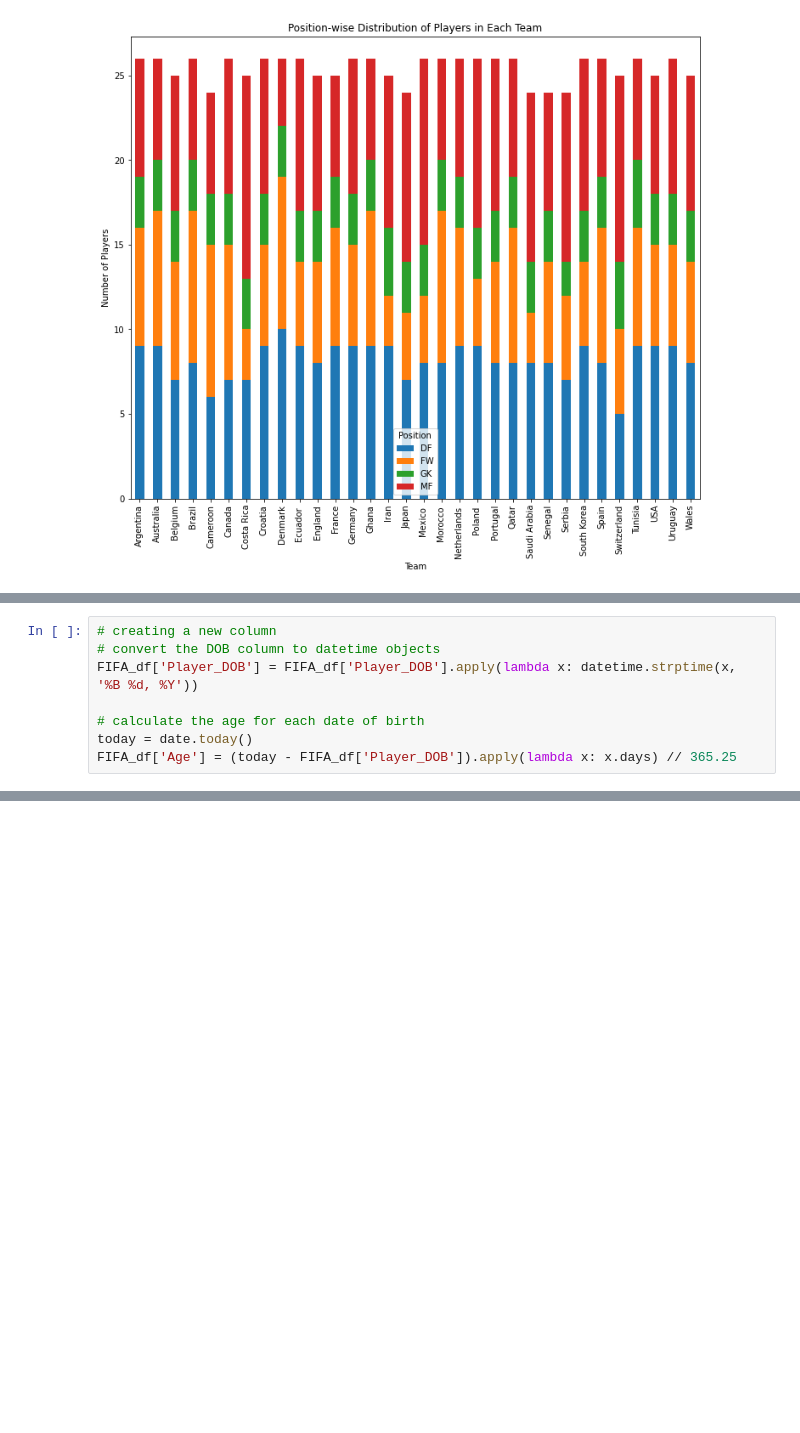
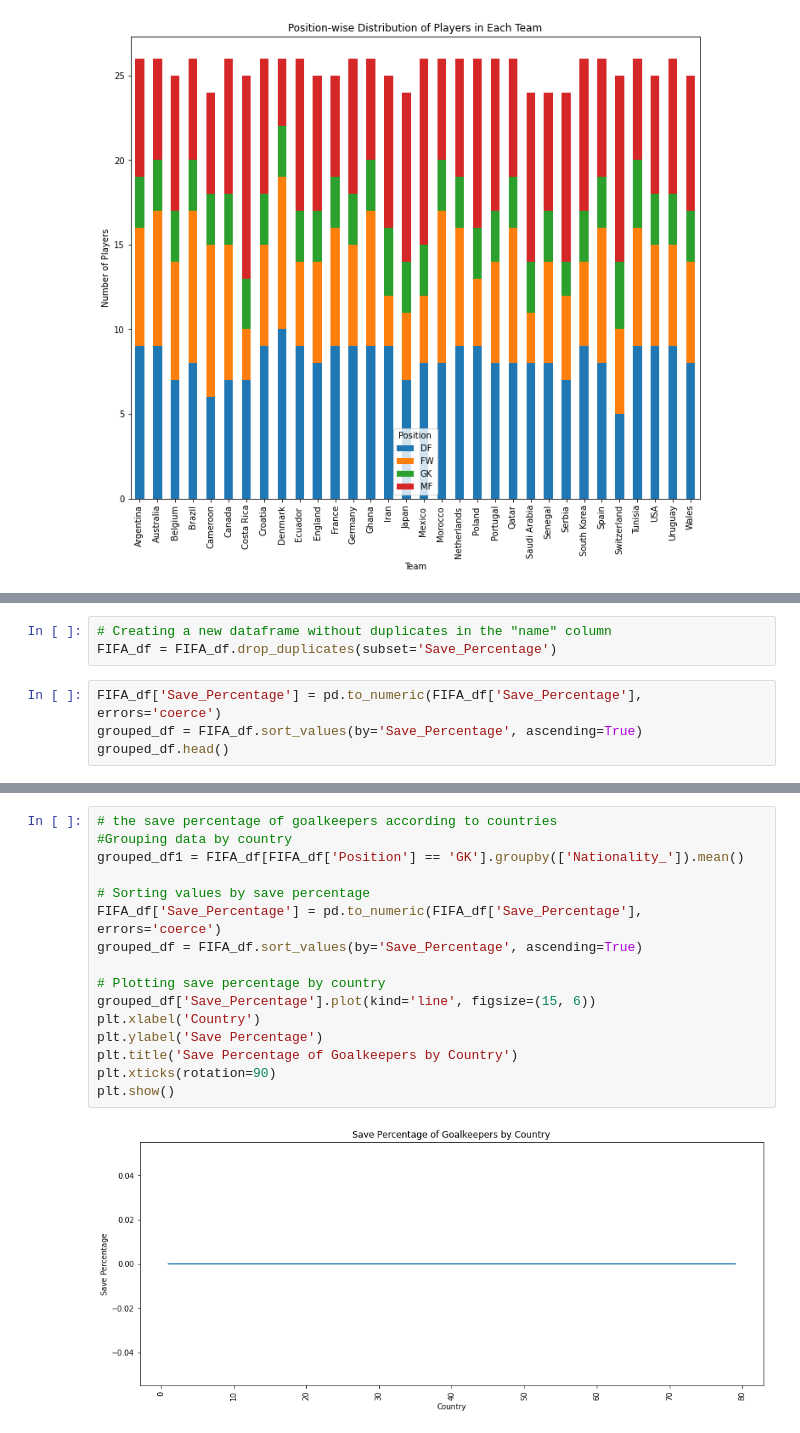
Before and after one commit to ritik1804k/Hotel-Booking-Analysis-, a Jupyter notebook: EDA_ON_FIFA_World_Cup_2022_Players_.ipynb, the cells around one changed output, grey strips where cells are left out. Drawn from its saved outputs; the diff is of its cells as text; blank space fills up the shorter version.

```diff
--- a/EDA_ON_FIFA_World_Cup_2022_Players_.ipynb
+++ b/EDA_ON_FIFA_World_Cup_2022_Players_.ipynb
@@ -267,8 +264,0 @@ from datetime import datetime, date
-# %%
-# creating a new column
-# convert the DOB column to datetime objects
-FIFA_df['Player_DOB'] = FIFA_df['Player_DOB'].apply(lambda x: datetime.strptime(x,  '%B %d, %Y'))
-
-# calculate the age for each date of birth
-today = date.today()
-FIFA_df['Age'] = (today - FIFA_df['Player_DOB']).apply(lambda x: x.days) // 365.25
@@ -283,0 +274,7 @@ plt.show()
+# %%
+# Creating a new dataframe without duplicates in the "name" column
+FIFA_df = FIFA_df.drop_duplicates(subset='Save_Percentage')
+# %%
+FIFA_df['Save_Percentage'] = pd.to_numeric(FIFA_df['Save_Percentage'], errors='coerce')
+grouped_df = FIFA_df.sort_values(by='Save_Percentage', ascending=True)
+grouped_df.head()
@@ -283,0 +288,18 @@ plt.show()
+# %%
+# the save percentage of goalkeepers according to countries
+#Grouping data by country
+grouped_df1 = FIFA_df[FIFA_df['Position'] == 'GK'].groupby(['Nationality_']).mean()
+
+# Sorting values by save percentage
+FIFA_df['Save_Percentage'] = pd.to_numeric(FIFA_df['Save_Percentage'], errors='coerce')
+grouped_df = FIFA_df.sort_values(by='Save_Percentage', ascending=True)
+
+# Plotting save percentage by country
+grouped_df['Save_Percentage'].plot(kind='line', figsize=(15, 6))
+plt.xlabel('Country')
+plt.ylabel('Save Percentage')
+plt.title('Save Percentage of Goalkeepers by Country')
+plt.xticks(rotation=90)
+plt.show()
+# %% [output]
+[figure, added]
```
Also changed, not shown: parts of 5 cells of this notebook.
